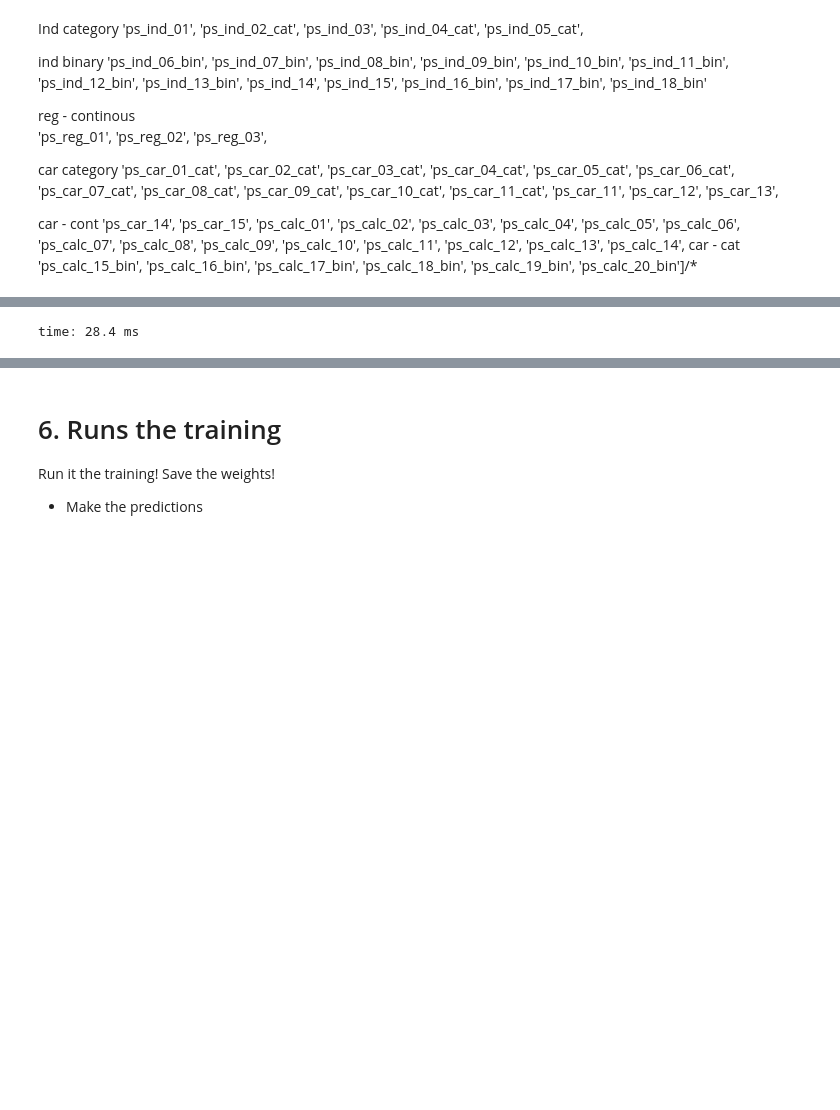
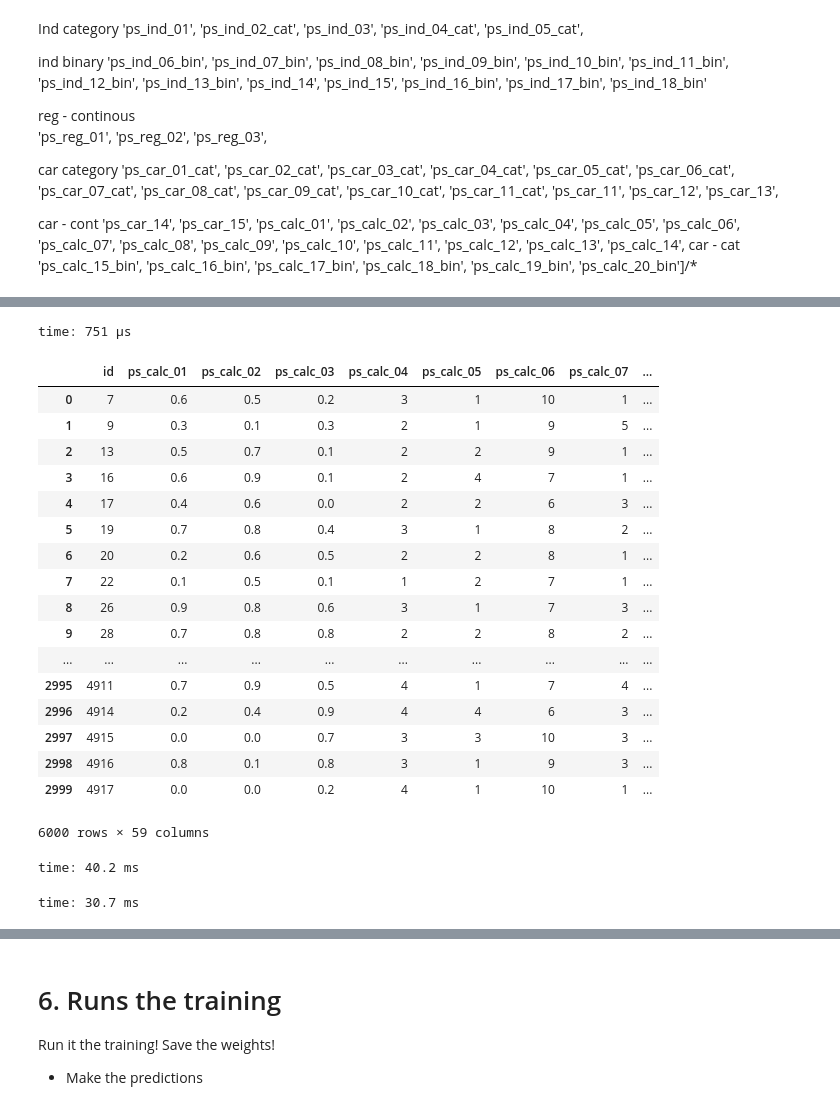
Before and after one commit to jamesdietle/PortoDriver, a Jupyter notebook: Porto-seguro-safe-driver-prediction.ipynb, the cells around one changed output, grey strips where cells are left out. Saved outputs shown, nothing was run; the diff lists cells and outputs as text; code cells hidden in the pictures; blank space fills up the shorter version.

```diff
--- a/Porto-seguro-safe-driver-prediction.ipynb
+++ b/Porto-seguro-safe-driver-prediction.ipynb
@@ -199,10 +242,38 @@ time: 6.21 ms
+# %%
+samp_size = n
+joined_samp = joined
+# %% [output]
+time: 751 µs
+# %%
+joined
+# %% [output]
+|  | id | ps_calc_01 | ps_calc_02 | ps_calc_03 | ps_calc_04 | ps_calc_05 | ps_calc_06 | ps_calc_07 | ... |
+| 0 | 7 | 0.6 | 0.5 | 0.2 | 3 | 1 | 10 | 1 | ... |
+| 1 | 9 | 0.3 | 0.1 | 0.3 | 2 | 1 | 9 | 5 | ... |
+| 2 | 13 | 0.5 | 0.7 | 0.1 | 2 | 2 | 9 | 1 | ... |
+| 3 | 16 | 0.6 | 0.9 | 0.1 | 2 | 4 | 7 | 1 | ... |
+| 4 | 17 | 0.4 | 0.6 | 0.0 | 2 | 2 | 6 | 3 | ... |
+| 5 | 19 | 0.7 | 0.8 | 0.4 | 3 | 1 | 8 | 2 | ... |
+| 6 | 20 | 0.2 | 0.6 | 0.5 | 2 | 2 | 8 | 1 | ... |
+| 7 | 22 | 0.1 | 0.5 | 0.1 | 1 | 2 | 7 | 1 | ... |
+| 8 | 26 | 0.9 | 0.8 | 0.6 | 3 | 1 | 7 | 3 | ... |
+| 9 | 28 | 0.7 | 0.8 | 0.8 | 2 | 2 | 8 | 2 | ... |
+| ... | ... | ... | ... | ... | ... | ... | ... | ... | ... |
+| 2995 | 4911 | 0.7 | 0.9 | 0.5 | 4 | 1 | 7 | 4 | ... |
+| 2996 | 4914 | 0.2 | 0.4 | 0.9 | 4 | 4 | 6 | 3 | ... |
+| 2997 | 4915 | 0.0 | 0.0 | 0.7 | 3 | 3 | 10 | 3 | ... |
+| 2998 | 4916 | 0.8 | 0.1 | 0.8 | 3 | 1 | 9 | 3 | ... |
+| 2999 | 4917 | 0.0 | 0.0 | 0.2 | 4 | 1 | 10 | 1 | ... |
+6000 rows × 59 columns
+time: 40.2 ms
 # %%
 for v in cat_vars: joined[v] = joined[v].astype('category').cat.as_ordered()
 for v in contin_vars: joined[v] = joined[v].astype('float32')
 dep = 'target'
-joined = joined[cat_vars+contin_vars+[dep,'id']]
+#joined = joined[cat_vars+contin_vars+[dep,'id']]
+joined = joined[cat_vars+contin_vars+[dep]]
 # %% [output]
-time: 28.4 ms
+time: 30.7 ms
 # %%
 df, y, nas, mapper = proc_df(joined, 'target', do_scale=True)
 yl = np.log(y)
```
Also changed, not shown: parts of 27 cells of this notebook.
